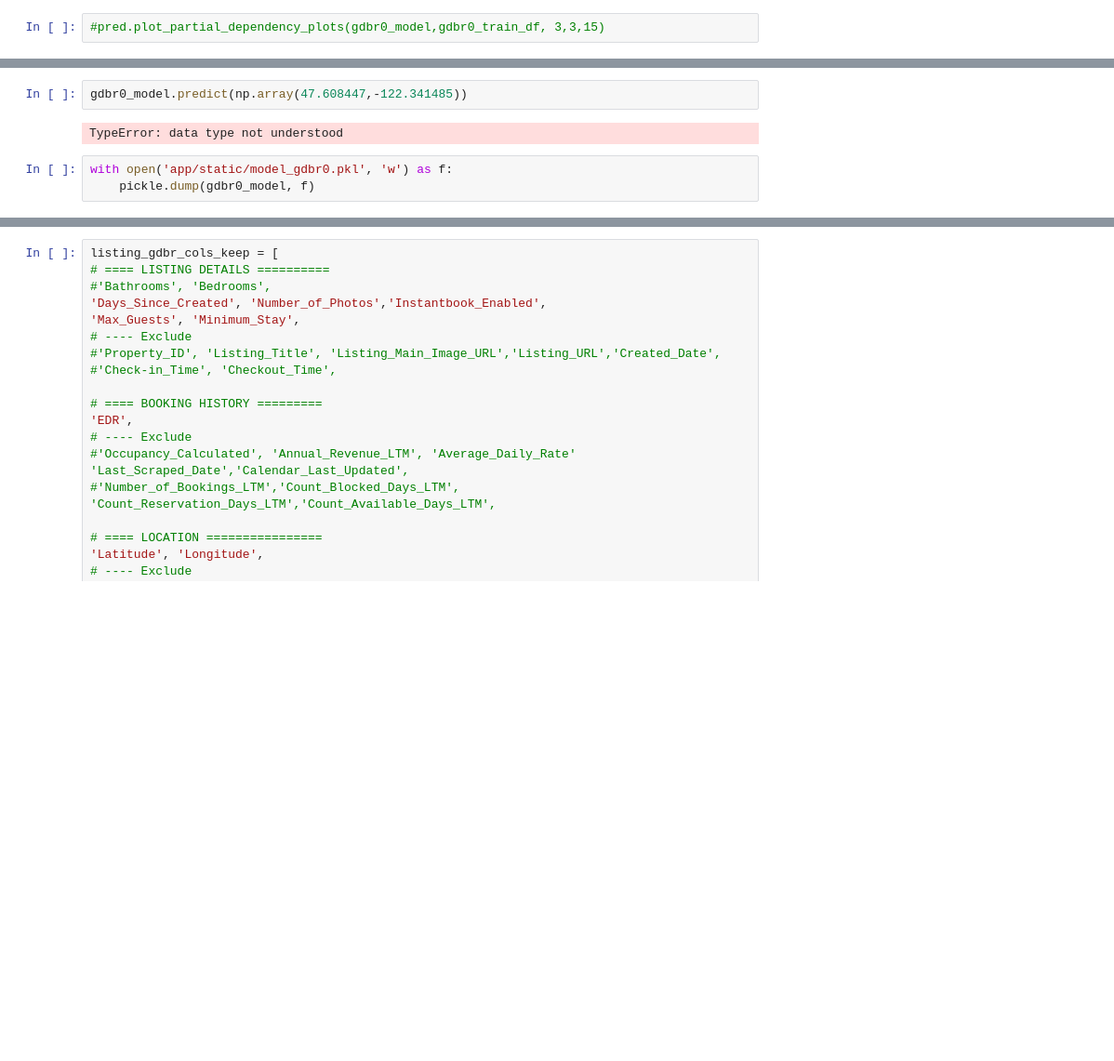
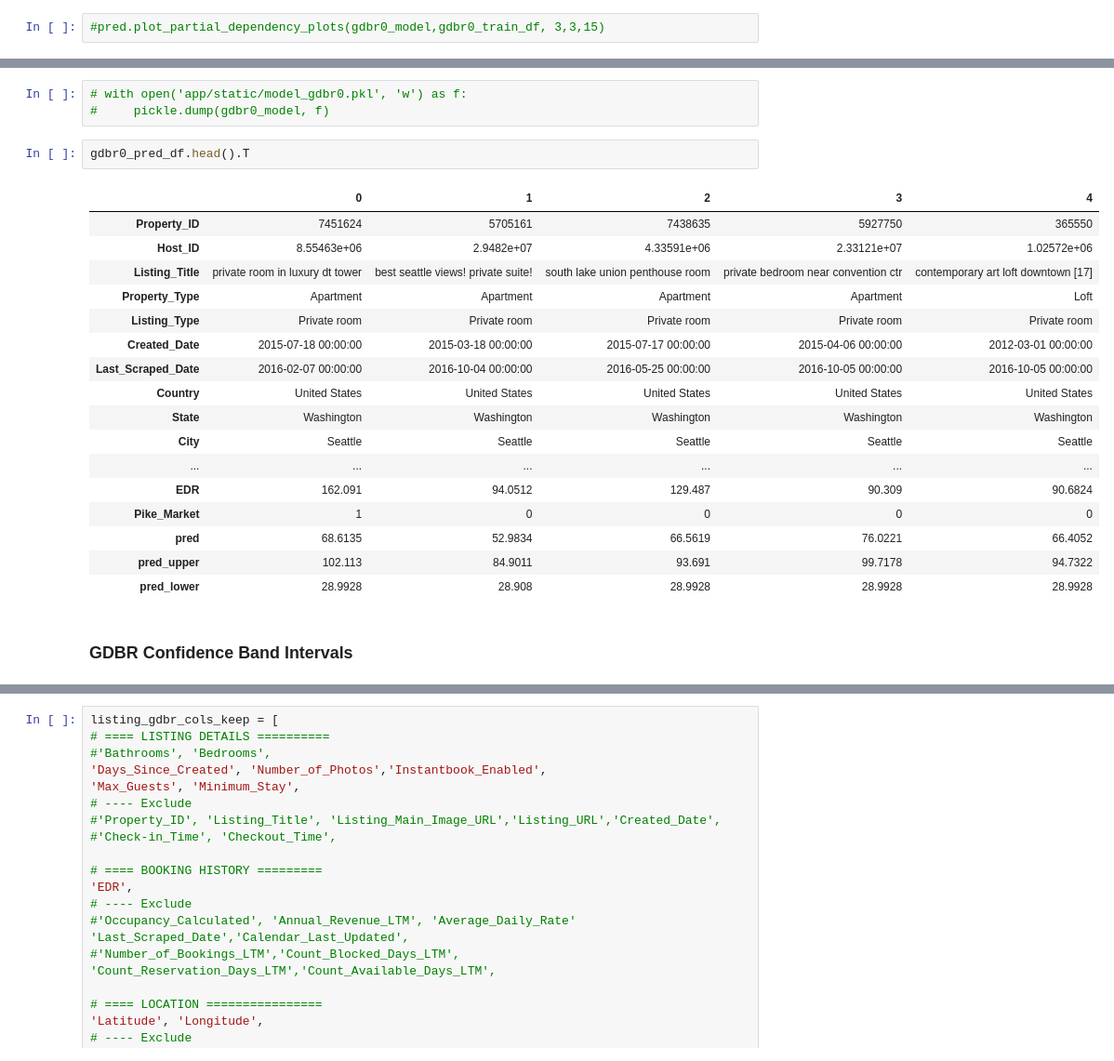
Before and after one commit to epxjk82/airbnKEY, a Jupyter notebook: Airbnb_loft_analysis_monthly_OR50.ipynb, the cells around one changed output, grey strips where cells are left out. Shown at 93% size. Drawn from its saved outputs; the diff is of its cells as text; blank space fills up the shorter version.

```diff
--- a/Airbnb_loft_analysis_monthly_OR50.ipynb
+++ b/Airbnb_loft_analysis_monthly_OR50.ipynb
@@ -617,7 +632,25 @@ gdbr0_model.predict(np.array((47.6084, -122.341)).reshape(1,-1))[0]
-# %%
-gdbr0_model.predict(np.array(47.608447,-122.341485))
-# %% [output]
-TypeError: data type not understood
 # %%
-with open('app/static/model_gdbr0.pkl', 'w') as f:
-    pickle.dump(gdbr0_model, f)
+# with open('app/static/model_gdbr0.pkl', 'w') as f:
+#     pickle.dump(gdbr0_model, f)
+# %%
+gdbr0_pred_df.head().T
+# %% [output]
+|  | 0 | 1 | 2 | 3 | 4 |
+| Property_ID | 7451624 | 5705161 | 7438635 | 5927750 | 365550 |
+| Host_ID | 8.55463e+06 | 2.9482e+07 | 4.33591e+06 | 2.33121e+07 | 1.02572e+06 |
+| Listing_Title | private room in luxury dt tower | best seattle views! private suite! | south lake union penthouse room | private bedroom near convention ctr | contemporary art loft downtown [17] |
+| Property_Type | Apartment | Apartment | Apartment | Apartment | Loft |
+| Listing_Type | Private room | Private room | Private room | Private room | Private room |
+| Created_Date | 2015-07-18 00:00:00 | 2015-03-18 00:00:00 | 2015-07-17 00:00:00 | 2015-04-06 00:00:00 | 2012-03-01 00:00:00 |
+| Last_Scraped_Date | 2016-02-07 00:00:00 | 2016-10-04 00:00:00 | 2016-05-25 00:00:00 | 2016-10-05 00:00:00 | 2016-10-05 00:00:00 |
+| Country | United States | United States | United States | United States | United States |
+| State | Washington | Washington | Washington | Washington | Washington |
+| City | Seattle | Seattle | Seattle | Seattle | Seattle |
+| ... | ... | ... | ... | ... | ... |
+| EDR | 162.091 | 94.0512 | 129.487 | 90.309 | 90.6824 |
+| Pike_Market | 1 | 0 | 0 | 0 | 0 |
+| pred | 68.6135 | 52.9834 | 66.5619 | 76.0221 | 66.4052 |
+| pred_upper | 102.113 | 84.9011 | 93.691 | 99.7178 | 94.7322 |
+| pred_lower | 28.9928 | 28.908 | 28.9928 | 28.9928 | 28.9928 |
+# %% [markdown]
+### GDBR Confidence Band Intervals
```
Also changed, not shown: parts of 17 cells of this notebook, 1 other file.
